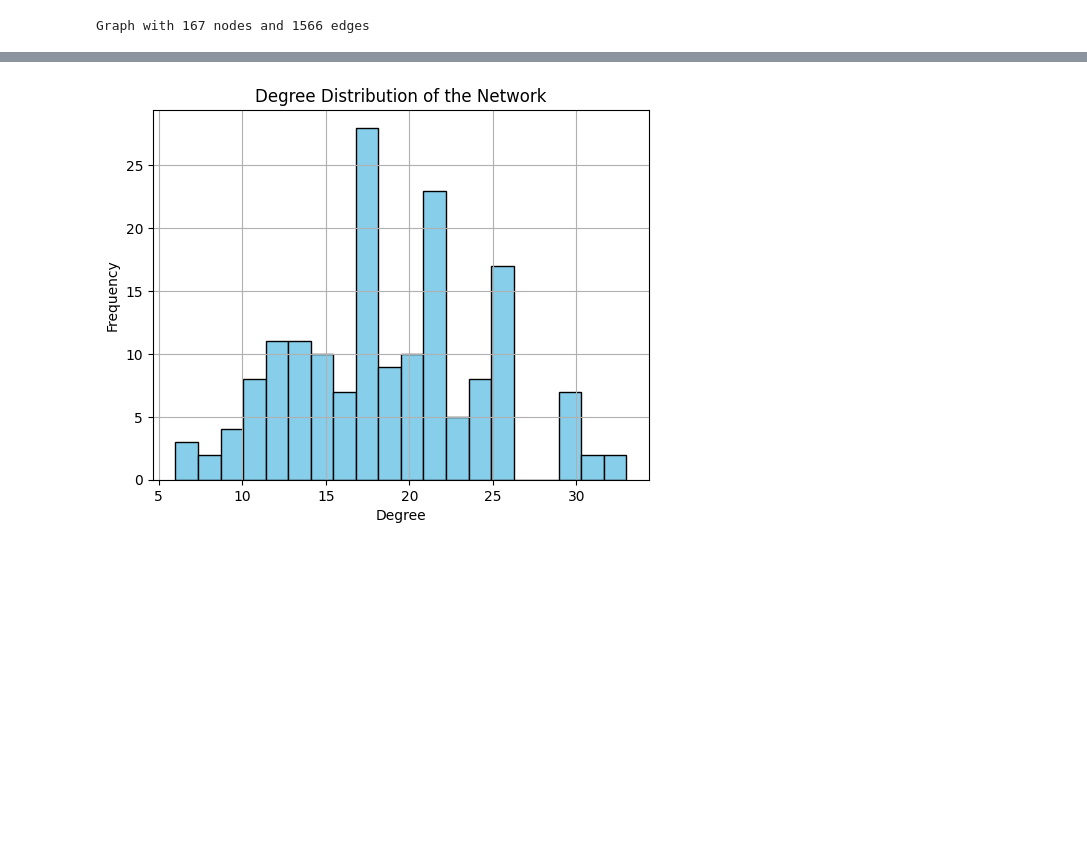
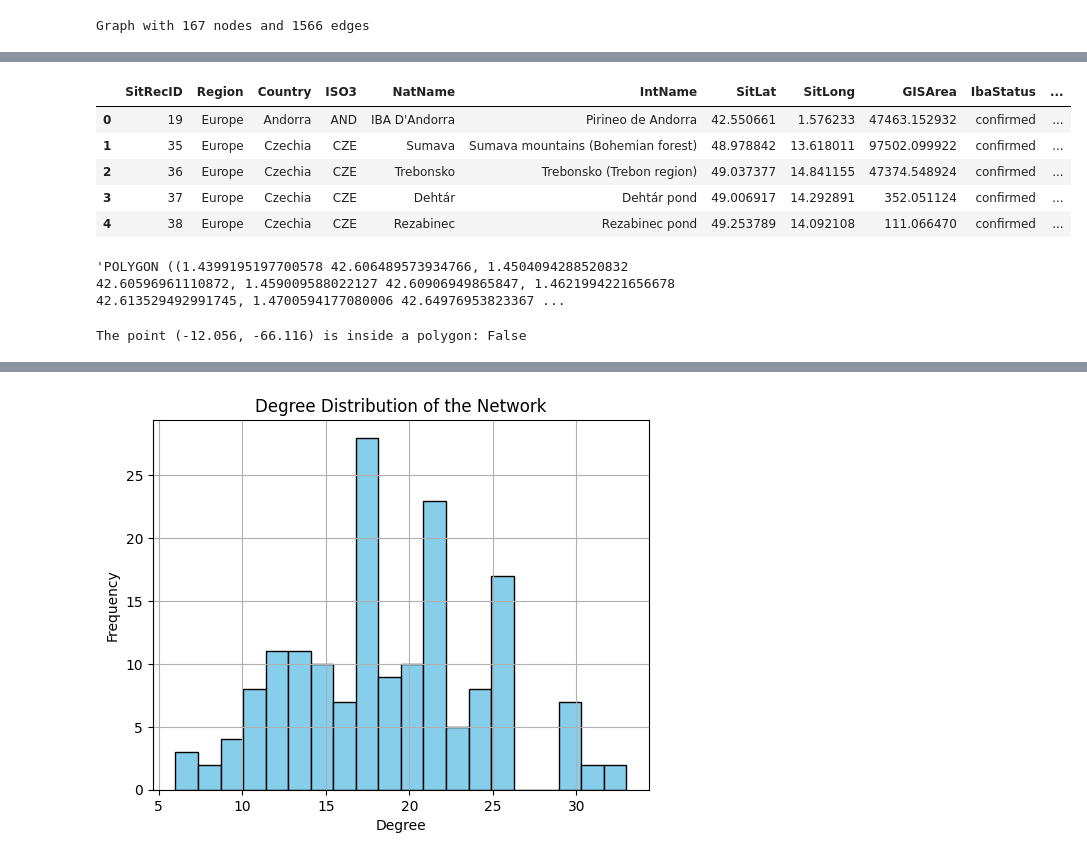
Before and after one commit to YYashraj/Bird-MIgration-Network, a Jupyter notebook: Network Construction/network.ipynb, the cells around one changed output, grey strips where cells are left out. Cells and saved outputs as stored; diff of their text form; code cells hidden in the pictures; blank space fills up the shorter version.

```diff
--- a/Network Construction/network.ipynb
+++ b/Network Construction/network.ipynb
@@ -292,0 +377,43 @@ Graph with 167 nodes and 1566 edges
+# %%
+data.head()
+# %% [output]
+|  | SitRecID | Region | Country | ISO3 | NatName | IntName | SitLat | SitLong | GISArea | IbaStatus | ... |
+| 0 | 19 | Europe | Andorra | AND | IBA D'Andorra | Pirineo de Andorra | 42.550661 | 1.576233 | 47463.152932 | confirmed | ... |
+| 1 | 35 | Europe | Czechia | CZE | Sumava | Sumava mountains (Bohemian forest) | 48.978842 | 13.618011 | 97502.099922 | confirmed | ... |
+| 2 | 36 | Europe | Czechia | CZE | Trebonsko | Trebonsko (Trebon region) | 49.037377 | 14.841155 | 47374.548924 | confirmed | ... |
+| 3 | 37 | Europe | Czechia | CZE | Dehtár | Dehtár pond | 49.006917 | 14.292891 | 352.051124 | confirmed | ... |
+| 4 | 38 | Europe | Czechia | CZE | Rezabinec | Rezabinec pond | 49.253789 | 14.092108 | 111.066470 | confirmed | ... |
+# %%
+str(data['geometry'][0])
+# %% [output]
+'POLYGON ((1.4399195197700578 42.606489573934766, 1.4504094288520832 42.60596961110872, 1.459009588022127 42.60906949865847, 1.4621994221656678 42.613529492991745, 1.4700594177080006 42.64976953823367 ...
+# %%
+from shapely.geometry import Point, Polygon, MultiPolygon
+import pandas as pd
+
+def point_inside_polygon(latitude, longitude, df):
+    # Create a shapely Point object from the latitude and longitude
+    point = Point(longitude, latitude)
+
+    # Iterate over each row in the DataFrame
+    for index, row in df.iterrows():
+        # Extract the polygon geometry from the row
+        geometry = row['geometry']
+
+        # Check if the point is inside the polygon
+        if point.within(geometry):
+            # If inside, return True
+            return True
+
+    # If the point is not inside any polygon, return False
+    return False
+
+# Example usage:
+# Assuming you have a DataFrame named 'data' containing the polygons
+latitude = -12.056
+longitude = -66.116
+is_inside_polygon = point_inside_polygon(latitude, longitude, data)
+
+print(f"The point ({latitude}, {longitude}) is inside a polygon: {is_inside_polygon}")
+# %% [output]
+The point (-12.056, -66.116) is inside a polygon: False
```
Also changed, not shown: parts of 8 cells of this notebook.
